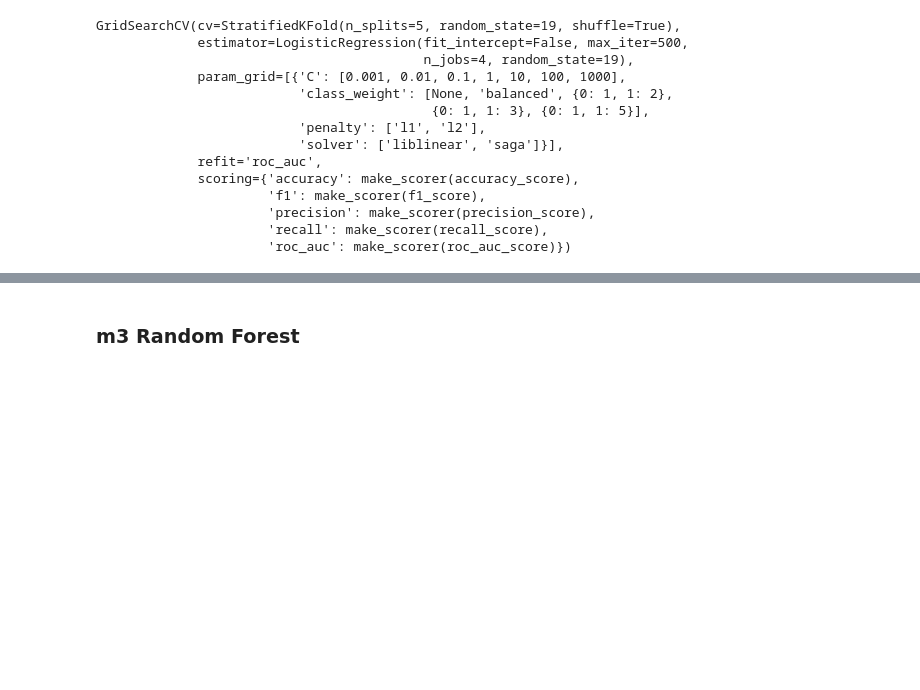
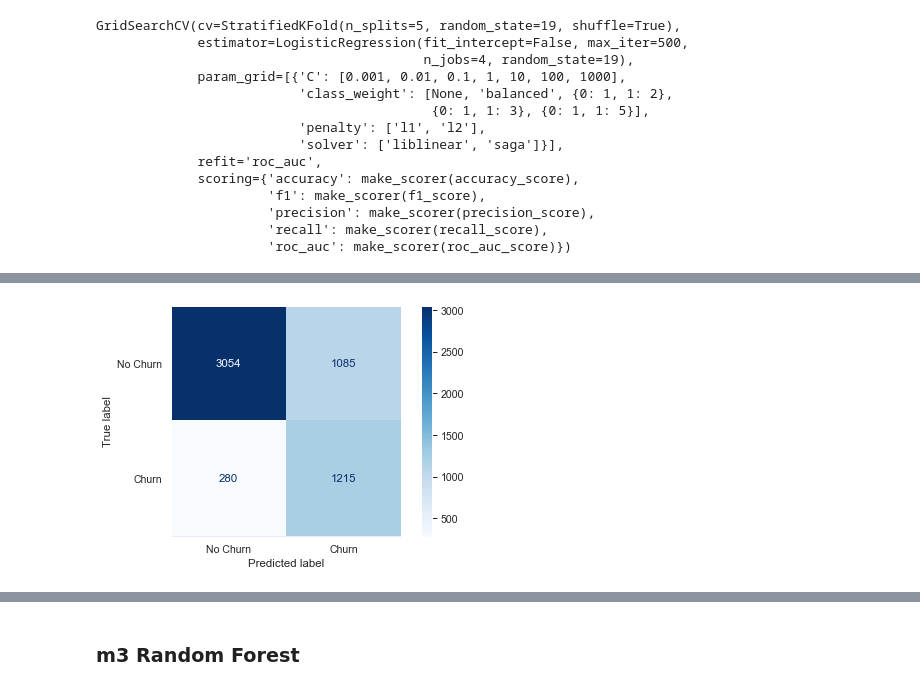
Before and after one commit to cutterback/p03-telco-churn-model, a Jupyter notebook: Telco-Churn-Classification-Model.ipynb, the cells around one changed output, grey strips where cells are left out. Drawn from its saved outputs; the diff is of its cells as text; code cells hidden in the pictures; blank space fills up the shorter version.

```diff
--- a/Telco-Churn-Classification-Model.ipynb
+++ b/Telco-Churn-Classification-Model.ipynb
@@ -736,0 +734,6 @@ print(confusion_matrix(y_true, y_hat_train))
+# %%
+# print confusion matrix for best model
+best_model_lr = gs_lr.best_estimator_
+display_confusion(best_model_lr, X_train2, y_train, labels=['No Churn', 'Churn'])
+# %% [output]
+[figure, added]
```
Also changed, not shown: parts of 8 cells of this notebook, 1 other file.
